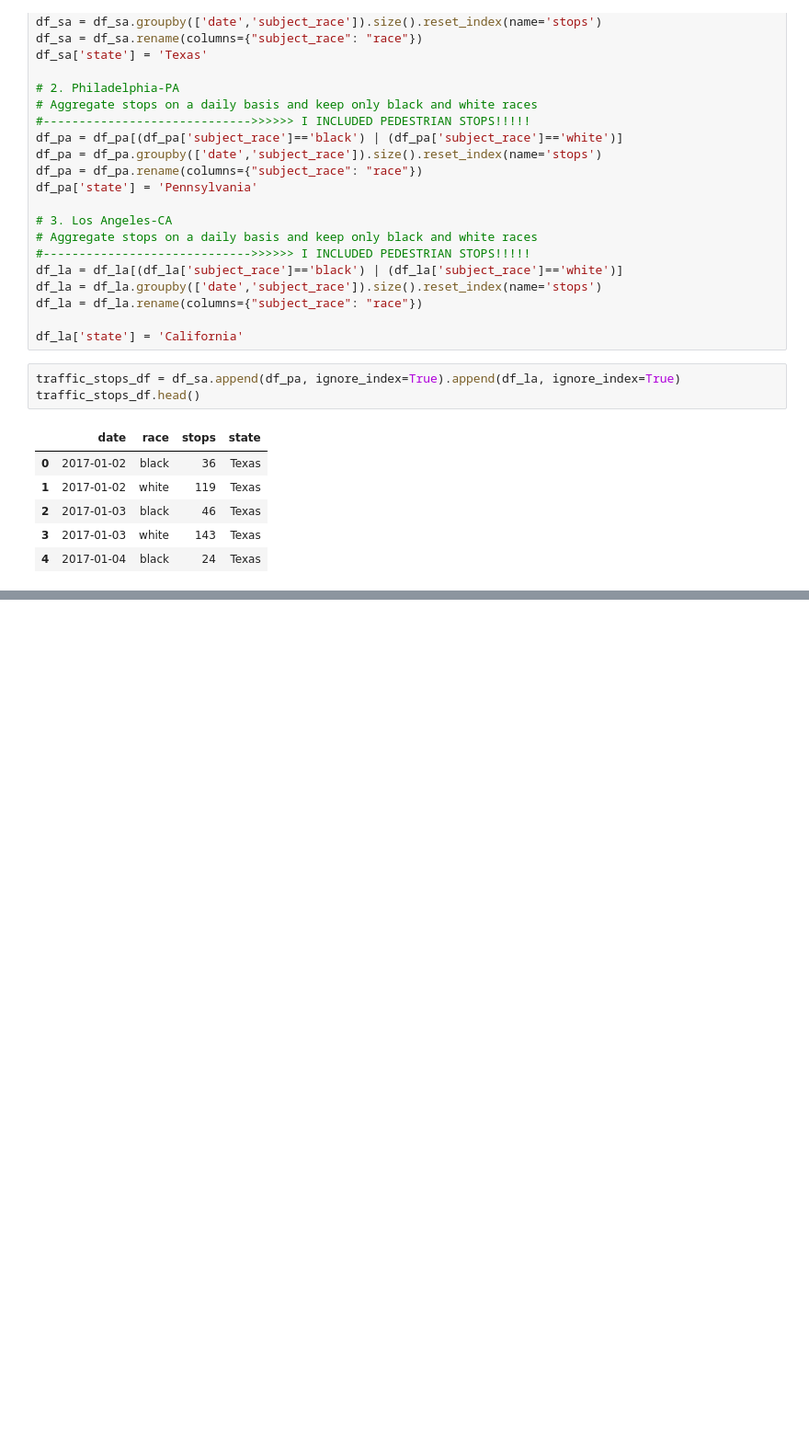
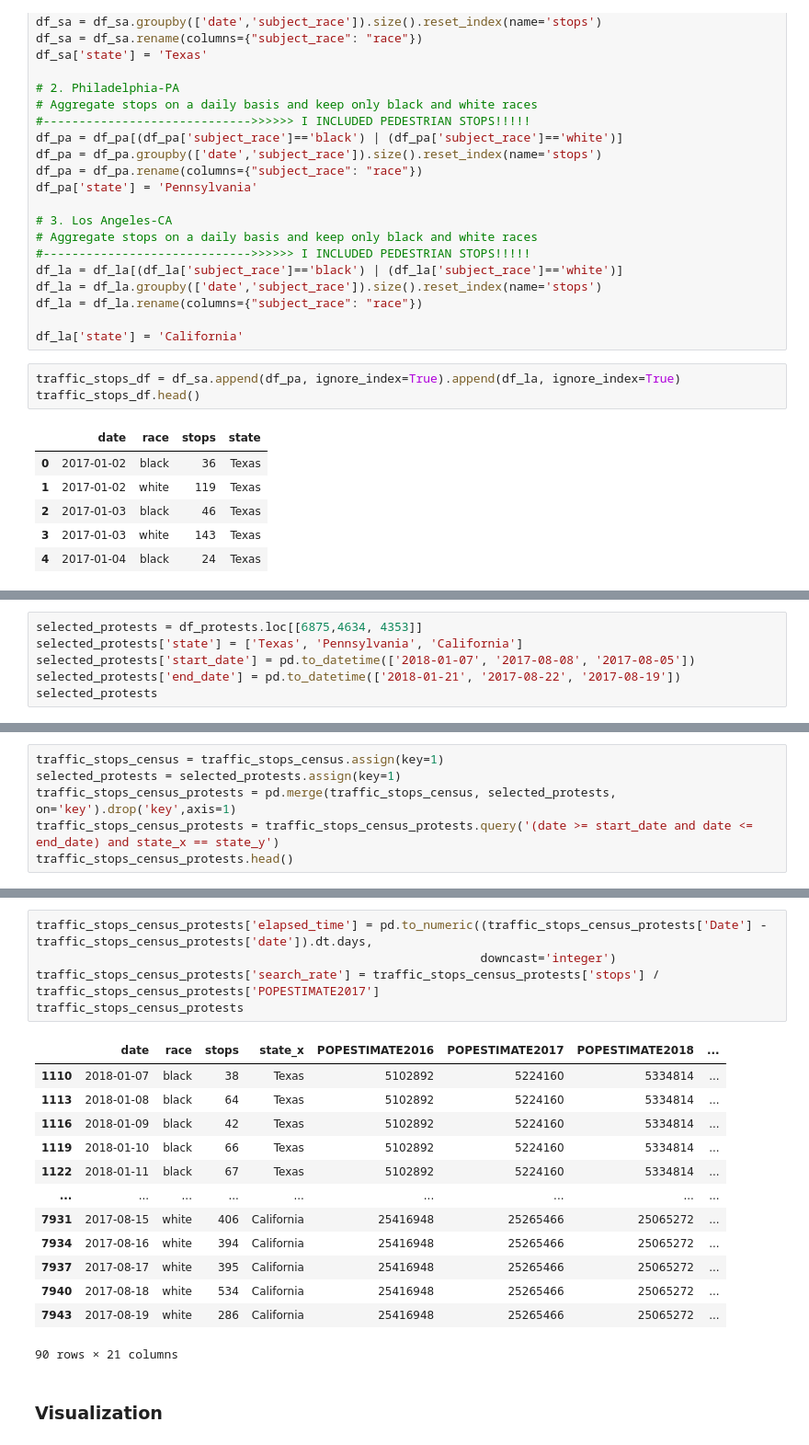
Before and after one commit to epfl-ada/ada-2020-project-milestone-p3-p3_three_musketeers, a Jupyter notebook: data_wranggling.ipynb, the cells around one changed output, grey strips where cells are left out. Shown at 92% size. Saved outputs shown, nothing was run; the diff lists cells and outputs as text; blank space fills up the shorter version.

```diff
--- a/data_wranggling.ipynb
+++ b/data_wranggling.ipynb
@@ -262,0 +270,6 @@ traffic_stops_census.head()
+# %%
+selected_protests = df_protests.loc[[6875,4634, 4353]]
+selected_protests['state'] = ['Texas', 'Pennsylvania', 'California']
+selected_protests['start_date'] = pd.to_datetime(['2018-01-07', '2017-08-08', '2017-08-05'])
+selected_protests['end_date'] = pd.to_datetime(['2018-01-21', '2017-08-22', '2017-08-19'])
+selected_protests
@@ -262,0 +281,6 @@ traffic_stops_census.head()
+# %%
+traffic_stops_census = traffic_stops_census.assign(key=1)
+selected_protests = selected_protests.assign(key=1)
+traffic_stops_census_protests = pd.merge(traffic_stops_census, selected_protests, on='key').drop('key',axis=1)
+traffic_stops_census_protests = traffic_stops_census_protests.query('(date >= start_date and date <= end_date) and state_x == state_y')
+traffic_stops_census_protests.head()
@@ -262,0 +294,21 @@ traffic_stops_census.head()
+# %%
+traffic_stops_census_protests['elapsed_time'] = pd.to_numeric((traffic_stops_census_protests['Date'] - traffic_stops_census_protests['date']).dt.days,
+                                                              downcast='integer')
+traffic_stops_census_protests['search_rate'] = traffic_stops_census_protests['stops'] / traffic_stops_census_protests['POPESTIMATE2017']
+traffic_stops_census_protests
+# %% [output]
+|  | date | race | stops | state_x | POPESTIMATE2016 | POPESTIMATE2017 | POPESTIMATE2018 | ... |
+| 1110 | 2018-01-07 | black | 38 | Texas | 5102892 | 5224160 | 5334814 | ... |
+| 1113 | 2018-01-08 | black | 64 | Texas | 5102892 | 5224160 | 5334814 | ... |
+| 1116 | 2018-01-09 | black | 42 | Texas | 5102892 | 5224160 | 5334814 | ... |
+| 1119 | 2018-01-10 | black | 66 | Texas | 5102892 | 5224160 | 5334814 | ... |
+| 1122 | 2018-01-11 | black | 67 | Texas | 5102892 | 5224160 | 5334814 | ... |
+| ... | ... | ... | ... | ... | ... | ... | ... | ... |
+| 7931 | 2017-08-15 | white | 406 | California | 25416948 | 25265466 | 25065272 | ... |
+| 7934 | 2017-08-16 | white | 394 | California | 25416948 | 25265466 | 25065272 | ... |
+| 7937 | 2017-08-17 | white | 395 | California | 25416948 | 25265466 | 25065272 | ... |
+| 7940 | 2017-08-18 | white | 534 | California | 25416948 | 25265466 | 25065272 | ... |
+| 7943 | 2017-08-19 | white | 286 | California | 25416948 | 25265466 | 25065272 | ... |
+90 rows × 21 columns
+# %% [markdown]
+### Visualization
```
Also changed, not shown: parts of 10 cells of this notebook.
